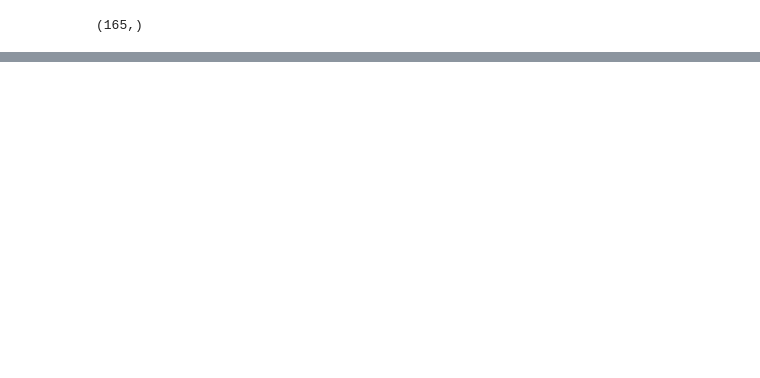
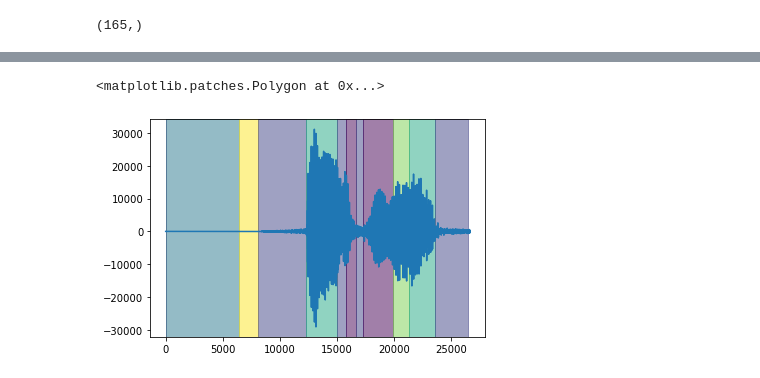
Before and after one commit to open-speech-org/python-speech-soa, a Jupyter notebook: 02_vector_quantization/01-Kmeans-with-deltas.ipynb, the cells around one changed output, grey strips where cells are left out. Drawn from its saved outputs; the diff is of its cells as text; code cells hidden in the pictures; blank space fills up the shorter version.

```diff
--- a/02_vector_quantization/01-Kmeans-with-deltas.ipynb
+++ b/02_vector_quantization/01-Kmeans-with-deltas.ipynb
@@ -97,0 +105,13 @@ magma(2222222)
+# %%
+plt.plot(wave)
+current_label = 0
+current_index = 0
+for index, label in enumerate(resuls.labels_):
+    if label!= current_label:
+        plt.axvspan(current_index,index*wave_mfcc_ratio, color=colors_array[current_label])
+        current_label = label
+        current_index = index*wave_mfcc_ratio
+plt.axvspan(current_index,index*wave_mfcc_ratio, color=colors_array[current_label])
+# %% [output]
+<matplotlib.patches.Polygon at 0x...>
+[figure, added]
```
Also changed, not shown: parts of 13 cells of this notebook, 1 other file.
